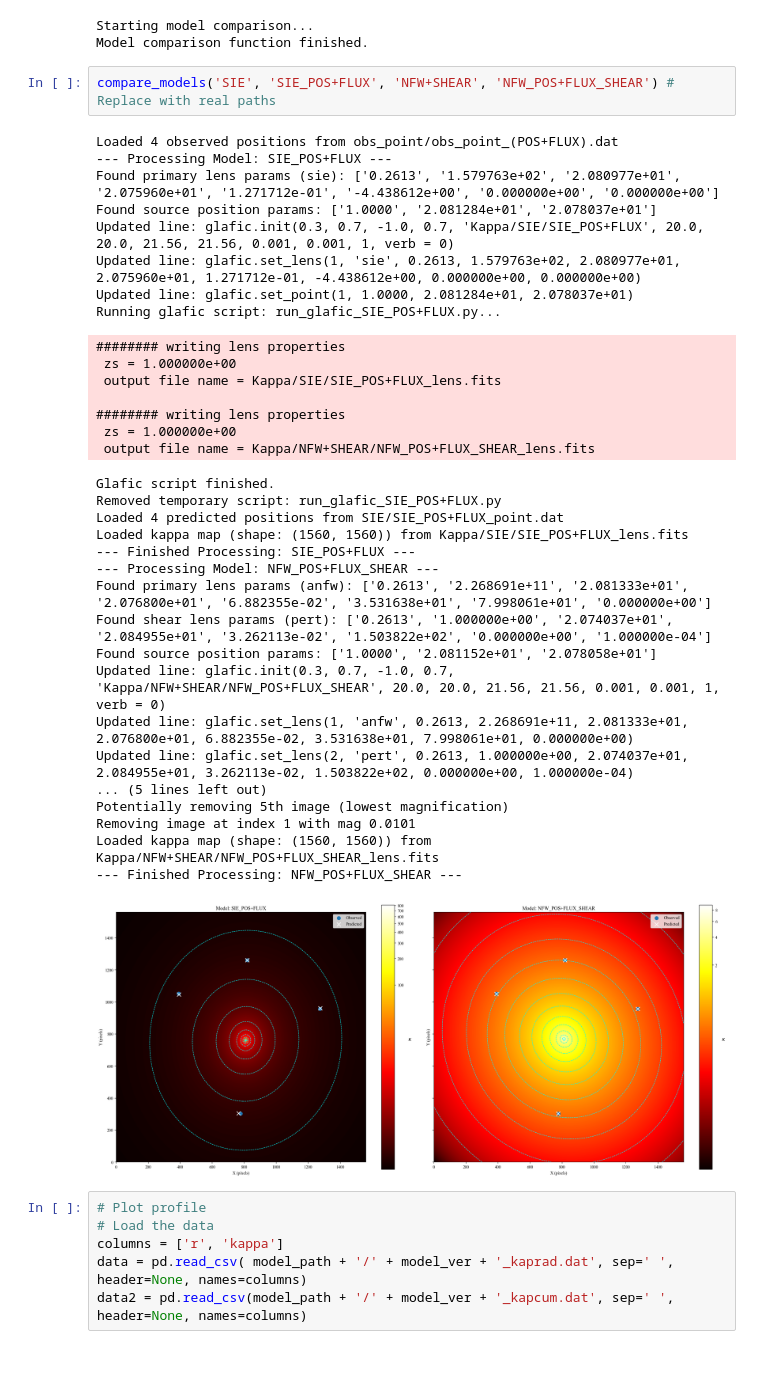
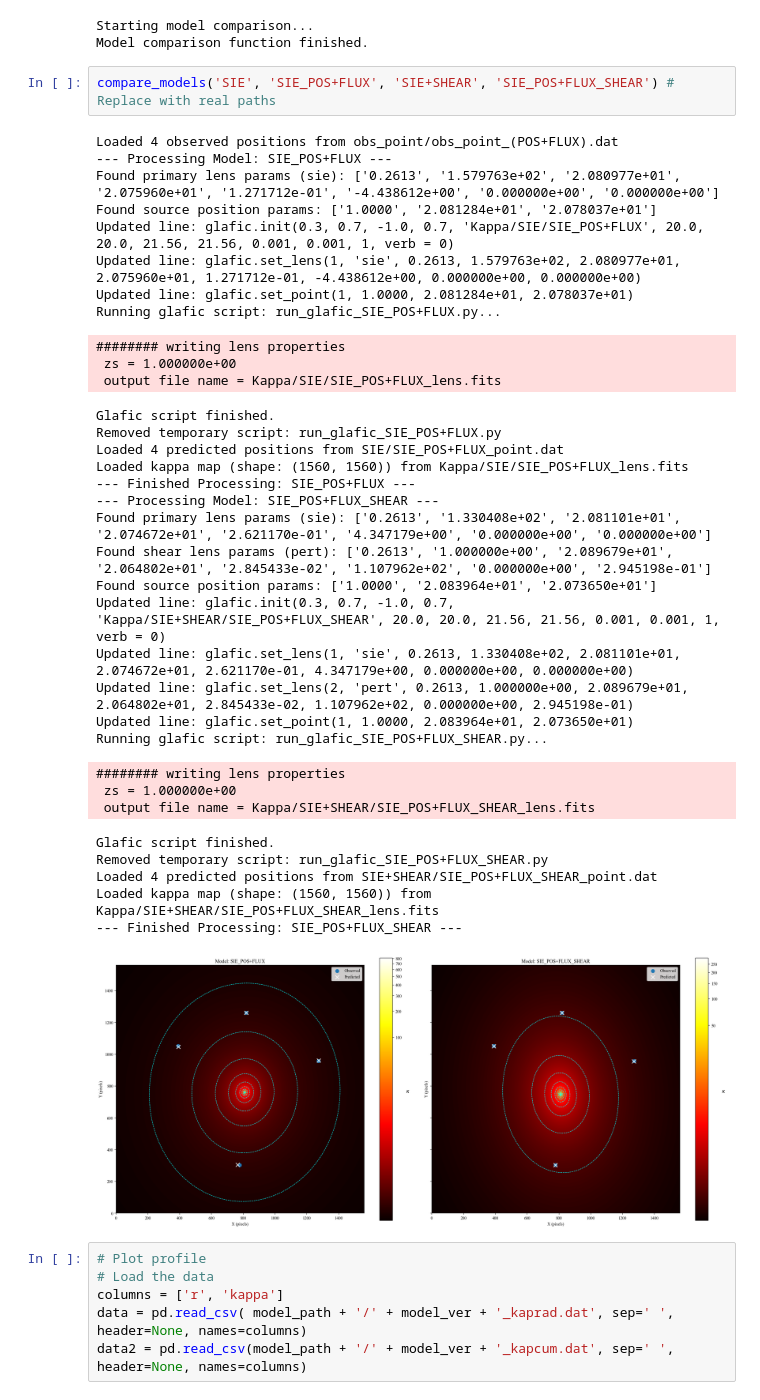
Before and after one commit to romms921/IllustrisTNG-Lens-Modelling, a Jupyter notebook: mass_profile_shear.ipynb, the cells around one changed output. Drawn from its saved outputs; the diff is of its cells as text; blank space fills up the shorter version.

Commit message:
sie shear run

```diff
--- a/mass_profile_shear.ipynb
+++ b/mass_profile_shear.ipynb
@@ -714,41 +714,42 @@ except Exception as e:
 Starting model comparison...
 Model comparison function finished.
 # %%
-compare_models('SIE', 'SIE_POS+FLUX', 'NFW+SHEAR', 'NFW_POS+FLUX_SHEAR') # Replace with real paths
+compare_models('SIE', 'SIE_POS+FLUX', 'SIE+SHEAR', 'SIE_POS+FLUX_SHEAR') # Replace with real paths
 # %% [output]
 Loaded 4 observed positions from obs_point/obs_point_(POS+FLUX).dat
 --- Processing Model: SIE_POS+FLUX ---
 Found primary lens params (sie): ['0.2613', '1.579763e+02', '2.080977e+01', '2.075960e+01', '1.271712e-01', '-4.438612e+00', '0.000000e+00', '0.000000e+00']
 Found source position params: ['1.0000', '2.081284e+01', '2.078037e+01']
 Updated line: glafic.init(0.3, 0.7, -1.0, 0.7, 'Kappa/SIE/SIE_POS+FLUX', 20.0, 20.0, 21.56, 21.56, 0.001, 0.001, 1, verb = 0)
 Updated line: glafic.set_lens(1, 'sie', 0.2613, 1.579763e+02, 2.080977e+01, 2.075960e+01, 1.271712e-01, -4.438612e+00, 0.000000e+00, 0.000000e+00)
 Updated line: glafic.set_point(1, 1.0000, 2.081284e+01, 2.078037e+01)
 Running glafic script: run_glafic_SIE_POS+FLUX.py...
 ######## writing lens properties
  zs = 1.000000e+00
  output file name = Kappa/SIE/SIE_POS+FLUX_lens.fits
-
-######## writing lens properties
- zs = 1.000000e+00
- output file name = Kappa/NFW+SHEAR/NFW_POS+FLUX_SHEAR_lens.fits
 Glafic script finished.
 Removed temporary script: run_glafic_SIE_POS+FLUX.py
 Loaded 4 predicted positions from SIE/SIE_POS+FLUX_point.dat
 Loaded kappa map (shape: (1560, 1560)) from Kappa/SIE/SIE_POS+FLUX_lens.fits
 --- Finished Processing: SIE_POS+FLUX ---
---- Processing Model: NFW_POS+FLUX_SHEAR ---
-Found primary lens params (anfw): ['0.2613', '2.268691e+11', '2.081333e+01', '2.076800e+01', '6.882355e-02', '3.531638e+01', '7.998061e+01', '0.000000e+00']
-Found shear lens params (pert): ['0.2613', '1.000000e+00', '2.074037e+01', '2.084955e+01', '3.262113e-02', '1.503822e+02', '0.000000e+00', '1.000000e-04']
-Found source position params: ['1.0000', '2.081152e+01', '2.078058e+01']
-Updated line: glafic.init(0.3, 0.7, -1.0, 0.7, 'Kappa/NFW+SHEAR/NFW_POS+FLUX_SHEAR', 20.0, 20.0, 21.56, 21.56, 0.001, 0.001, 1, verb = 0)
-Updated line: glafic.set_lens(1, 'anfw', 0.2613, 2.268691e+11, 2.081333e+01, 2.076800e+01, 6.882355e-02, 3.531638e+01, 7.998061e+01, 0.000000e+00)
-Updated line: glafic.set_lens(2, 'pert', 0.2613, 1.000000e+00, 2.074037e+01, 2.084955e+01, 3.262113e-02, 1.503822e+02, 0.000000e+00, 1.000000e-04)
-... (5 lines left out)
-Potentially removing 5th image (lowest magnification)
-Removing image at index 1 with mag 0.0101
-Loaded kappa map (shape: (1560, 1560)) from Kappa/NFW+SHEAR/NFW_POS+FLUX_SHEAR_lens.fits
---- Finished Processing: NFW_POS+FLUX_SHEAR ---
+--- Processing Model: SIE_POS+FLUX_SHEAR ---
+Found primary lens params (sie): ['0.2613', '1.330408e+02', '2.081101e+01', '2.074672e+01', '2.621170e-01', '4.347179e+00', '0.000000e+00', '0.000000e+00']
+Found shear lens params (pert): ['0.2613', '1.000000e+00', '2.089679e+01', '2.064802e+01', '2.845433e-02', '1.107962e+02', '0.000000e+00', '2.945198e-01']
+Found source position params: ['1.0000', '2.083964e+01', '2.073650e+01']
+Updated line: glafic.init(0.3, 0.7, -1.0, 0.7, 'Kappa/SIE+SHEAR/SIE_POS+FLUX_SHEAR', 20.0, 20.0, 21.56, 21.56, 0.001, 0.001, 1, verb = 0)
+Updated line: glafic.set_lens(1, 'sie', 0.2613, 1.330408e+02, 2.081101e+01, 2.074672e+01, 2.621170e-01, 4.347179e+00, 0.000000e+00, 0.000000e+00)
+Updated line: glafic.set_lens(2, 'pert', 0.2613, 1.000000e+00, 2.089679e+01, 2.064802e+01, 2.845433e-02, 1.107962e+02, 0.000000e+00, 2.945198e-01)
+Updated line: glafic.set_point(1, 1.0000, 2.083964e+01, 2.073650e+01)
+Running glafic script: run_glafic_SIE_POS+FLUX_SHEAR.py...
+######## writing lens properties
+ zs = 1.000000e+00
+ output file name = Kappa/SIE+SHEAR/SIE_POS+FLUX_SHEAR_lens.fits
+Glafic script finished.
+Removed temporary script: run_glafic_SIE_POS+FLUX_SHEAR.py
+Loaded 4 predicted positions from SIE+SHEAR/SIE_POS+FLUX_SHEAR_point.dat
+Loaded kappa map (shape: (1560, 1560)) from Kappa/SIE+SHEAR/SIE_POS+FLUX_SHEAR_lens.fits
+--- Finished Processing: SIE_POS+FLUX_SHEAR ---
-[figure, old version]
+[figure, new version]
 # %%
 # Plot profile
 # Load the data
```
